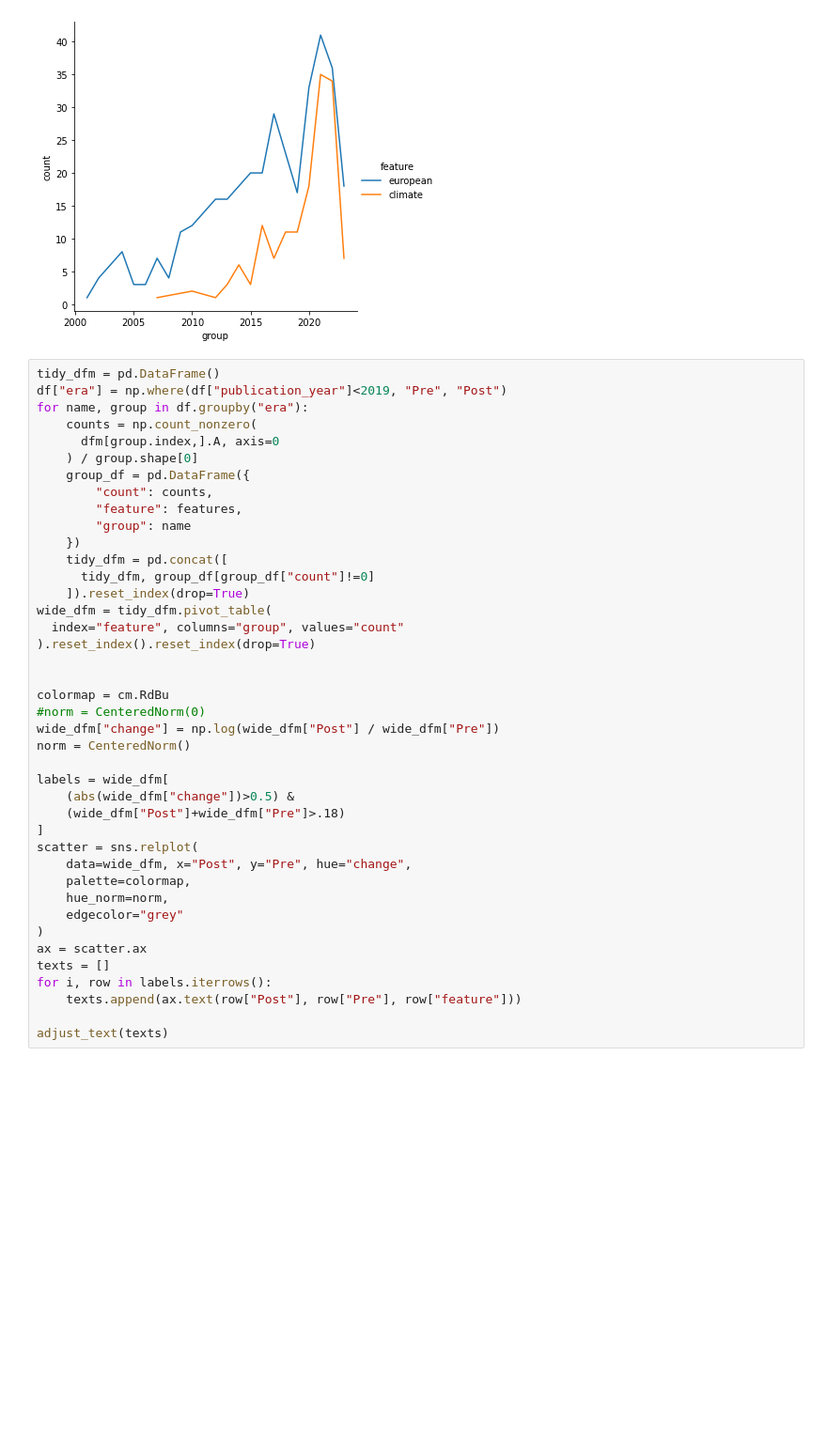
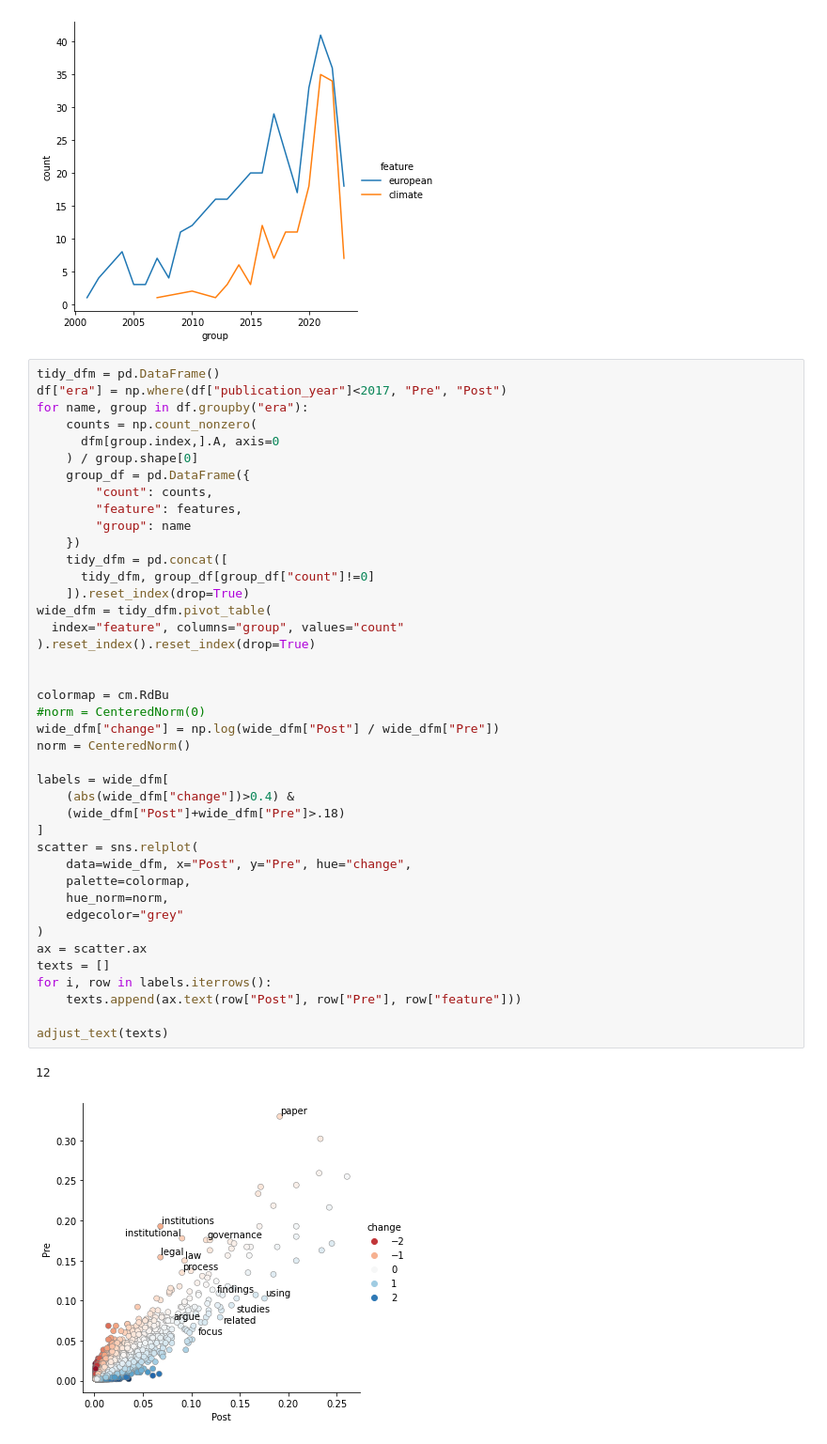
Before and after one commit to mcallaghan/text-as-data, a Jupyter notebook: Session-5-Visualising/visualising_test.ipynb, the cells around one changed output. Shown at 94% size. Cells and saved outputs as stored; diff of their text form; blank space fills up the shorter version.

```diff
--- a/Session-5-Visualising/visualising_test.ipynb
+++ b/Session-5-Visualising/visualising_test.ipynb
@@ -118,7 +119,7 @@ sns.relplot(
 [figure]
 # %%
 tidy_dfm = pd.DataFrame()
-df["era"] = np.where(df["publication_year"]<2019, "Pre", "Post")
+df["era"] = np.where(df["publication_year"]<2017, "Pre", "Post")
 for name, group in df.groupby("era"):
     counts = np.count_nonzero(
       dfm[group.index,].A, axis=0
@@ -129,31 +130,34 @@ for name, group in df.groupby("era"):
         "group": name
     })
     tidy_dfm = pd.concat([
       tidy_dfm, group_df[group_df["count"]!=0]
     ]).reset_index(drop=True)
 wide_dfm = tidy_dfm.pivot_table(
   index="feature", columns="group", values="count"
 ).reset_index().reset_index(drop=True)
 
 
 colormap = cm.RdBu
 #norm = CenteredNorm(0)
 wide_dfm["change"] = np.log(wide_dfm["Post"] / wide_dfm["Pre"])
 norm = CenteredNorm()
 
 labels = wide_dfm[
-    (abs(wide_dfm["change"])>0.5) &
+    (abs(wide_dfm["change"])>0.4) &
     (wide_dfm["Post"]+wide_dfm["Pre"]>.18)
 ]
 scatter = sns.relplot(
     data=wide_dfm, x="Post", y="Pre", hue="change",
     palette=colormap,
     hue_norm=norm,
     edgecolor="grey"
 )
 ax = scatter.ax
 texts = []
 for i, row in labels.iterrows():
     texts.append(ax.text(row["Post"], row["Pre"], row["feature"]))
 
 adjust_text(texts)
+# %% [output]
+12
+[figure, added]
```
Also changed, not shown: parts of 1 cell of this notebook, 25 other files.
